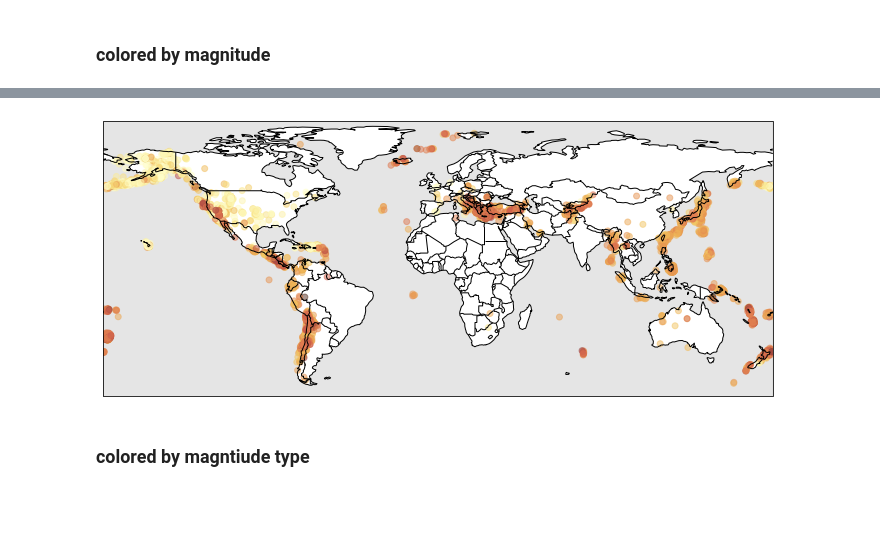
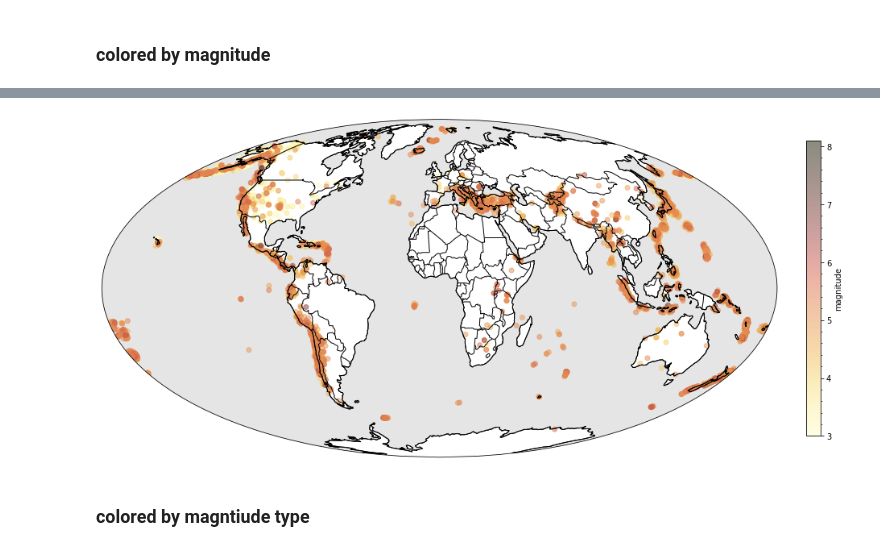
Before and after one commit to RebeccaColquhoun/seismo_det, a Jupyter notebook: code/catalog_plots.ipynb, the cells around one changed output, grey strips where cells are left out. Drawn from its saved outputs; the diff is of its cells as text; code cells hidden in the pictures; blank space fills up the shorter version.

```diff
--- a/code/catalog_plots.ipynb
+++ b/code/catalog_plots.ipynb
@@ -82,6 +92,7 @@ for event in cat:  # check earthquakes have data AND PICKS
 # %%
 to_plot_list = []
 for cat_entry in cat_with_data:
-    if cat_entry.magnitudes[0].magnitude_type[0:2].lower() in ['ml','mw','mb','md']:
-        to_plot_list.append([cat_entry.origins[0].latitude, cat_entry.origins[0].longitude, cat_entry.origins[0].depth, cat_entry.magnitudes[0].mag, cat_entry.magnitudes[0].magnitude_type[0:2].lower(), cat_entry.origins[0].time])
+    if cat_entry.magnitudes[0].magnitude_type!=None:
+        if cat_entry.magnitudes[0].magnitude_type[0:2].lower() in ['ml','mw','mb','md']:
+            to_plot_list.append([cat_entry.origins[0].latitude, cat_entry.origins[0].longitude, cat_entry.origins[0].depth, cat_entry.magnitudes[0].mag, cat_entry.magnitudes[0].magnitude_type[0:2].lower(), cat_entry.origins[0].time])
 to_plot=pd.DataFrame(to_plot_list, columns = ['lat', 'long', 'depth', 'mag', 'mag_type', 'time'])
@@ -94,27 +144,29 @@ TypeError: 'NoneType' object is not subscriptable
 # %%
-fig = plt.figure(figsize=(12, 12))
-ax = fig.add_subplot(1,1,1,projection=ccrs.PlateCarree())
+%matplotlib inline
+fig = plt.figure(figsize=(16, 12))
+ax = fig.add_subplot(1,1,1,projection=ccrs.Mollweide())
 ax.coastlines()
 ax.add_feature(cf.BORDERS)
 ax.add_feature(cfeature.OCEAN, color = 'silver', alpha = 0.4)
 ax.add_feature(cfeature.LAND,color='white')
 
-pts = ax.scatter(to_plot['long'],
+pts = plt.scatter(to_plot['long'],
                  to_plot['lat'],
                  c = list(to_plot.mag),
                  cmap = cmc.cm.lajolla,
                  marker = 'o',
-                 alpha = 0.5)
-
-
-#cbar = plt.colorbar(pts, fraction=0.02*im_ratio, pad=0.04, label='depth')
-#cbar.ax.minorticks_on()
+                 alpha = 0.5, transform=ccrs.PlateCarree())
+ax.set_global()
+im_ratio = ax.bbox.width/ax.bbox.height
+cbar = plt.colorbar(pts, fraction=0.015*im_ratio, pad=0.04, label='magnitude')
+cbar.ax.minorticks_on()
+ax.coastlines()
 #cbar.ax.set_yticks(np.arange(0,105,5))
 #cbar.ax.set_yticks(np.arange(0,110,20), ['0', '20','40','60','80','100+'])
 
-#plt.savefig('/home/earthquakes1/homes/Rebecca/phd/seismo_det/figures/datasets/map_by_depth.png')
+plt.savefig('/home/earthquakes1/homes/Rebecca/phd/seismo_det/figures/datasets/map_by_magnitude.png')
 # %% [output]
-[figure, old version]
+[figure, new version]
 # %% [markdown]
 ### colored by magntiude type
 # %%
```
Also changed, not shown: parts of 7 cells of this notebook, 14 other files.
